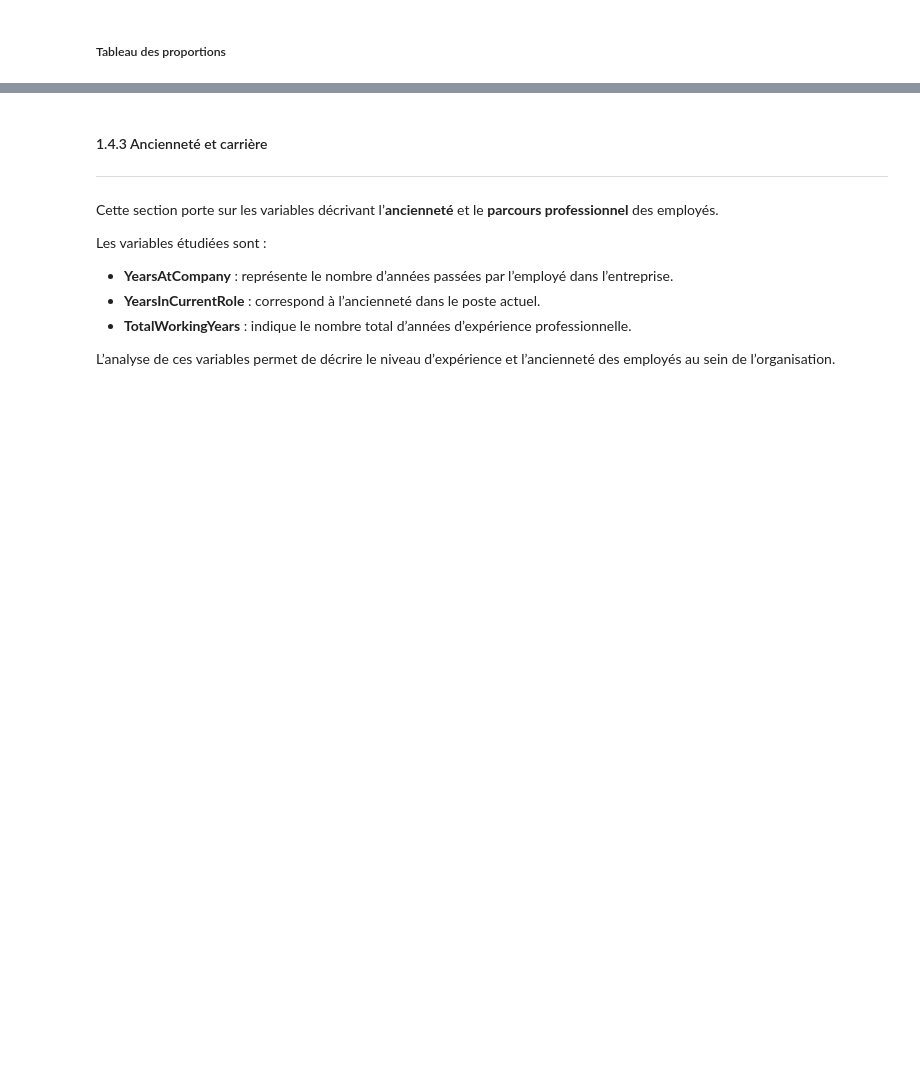
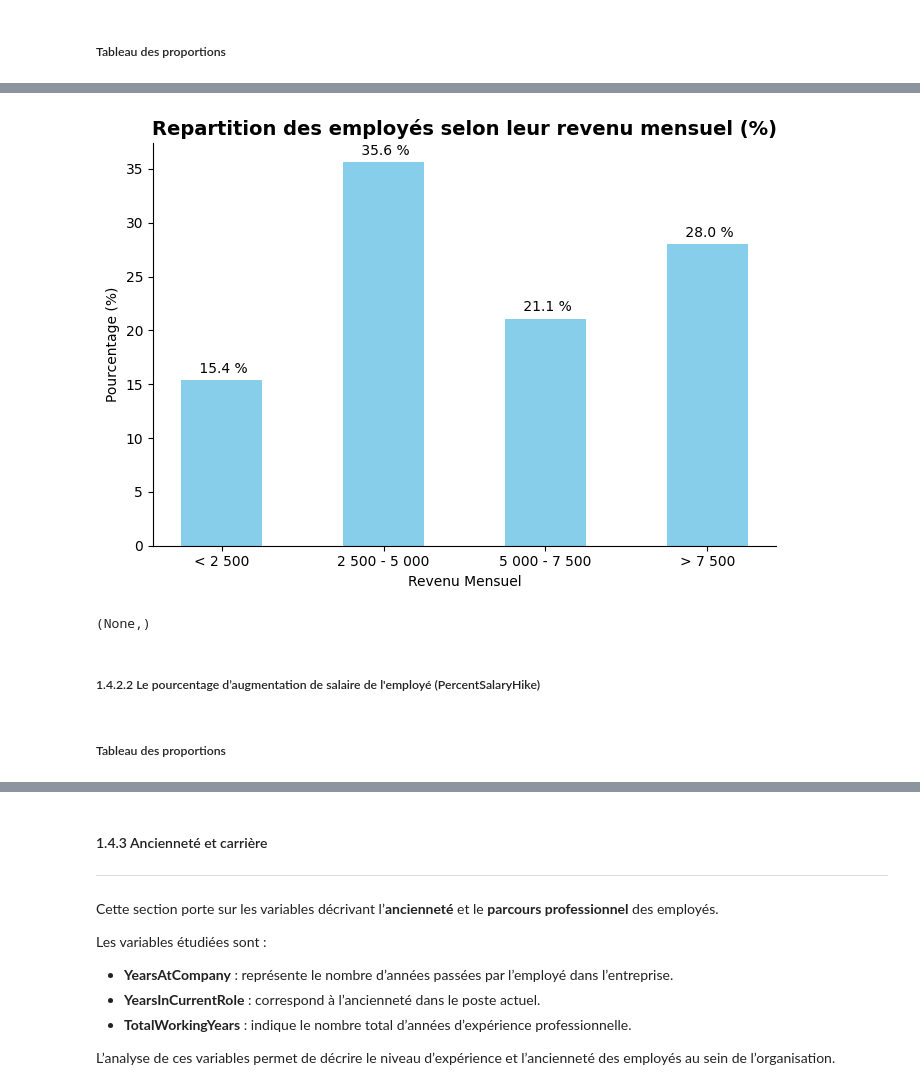
Before and after one commit to Kemuri15/employee-attrition-analysis, a Jupyter notebook: notebooks/04_axes_condition_travail.ipynb, the cells around one changed output, grey strips where cells are left out. Drawn from its saved outputs; the diff is of its cells as text; code cells hidden in the pictures; blank space fills up the shorter version.

Commit message:
feat : 04_axe_condition_travail 1.4.2 rémuneration add et done

```diff
--- a/notebooks/04_axes_condition_travail.ipynb
+++ b/notebooks/04_axes_condition_travail.ipynb
@@ -137,0 +152,8 @@ df_conditions_travail.head()
+# %%
+df_conditions_travail["Tranche_Salaire"]= pd.cut(
+        df_conditions_travail["MonthlyIncome"],
+        bins=[0, 2500, 5000, 7500, 20000],
+        labels=["< 2 500", "2 500 - 5 000", "5 000 - 7 500" , "> 7 500"],
+        ordered=True,
+        include_lowest=True)
+df_conditions_travail.head(2)
@@ -137,0 +193,9 @@ df_conditions_travail.head()
+# %%
+stockOptionLevel_name = {
+    0 : "Aucun",
+    1 : "Niveau 1",
+    2 : "Niveau 2",
+    3 : "Niveau 3"
+}
+df_conditions_travail["StockOptionLevel"] = df_conditions_travail["StockOptionLevel"].replace(stockOptionLevel_name)
+df_conditions_travail.head(3)
@@ -333,0 +405,3 @@ Ces variables sont analysées de manière descriptive afin de caractériser la d
+# %%
+MonthlyIncome_count = value_counts_percent(df_conditions_travail["Tranche_Salaire"])
+MonthlyIncome_count
@@ -333,0 +424,33 @@ Ces variables sont analysées de manière descriptive afin de caractériser la d
+# %%
+MonthlyIncome_count = MonthlyIncome_count.sort_values("Tranche_Salaire", ascending=True)
+
+fig, ax = plt.subplots(figsize=(7,5))
+
+ax.spines["top"].set_visible(False)
+ax.spines["right"].set_visible(False)
+
+# Données
+x = np.arange(len(MonthlyIncome_count.index))
+y = MonthlyIncome_count["Pourcentage"]
+
+# Barplot
+barhs = ax.bar(x, y, width=0.5, color="skyblue")
+
+# Pourcentage
+ax.bar_label(barhs, labels=[f"{v : .1F} %" for v in y], padding=3)
+
+# Axes et labels
+ax.set_xticks(x)
+ax.set_xticklabels(MonthlyIncome_count["Tranche_Salaire"])
+ax.set_xlabel("Revenu Mensuel")
+ax.set_ylabel("Pourcentage (%)")
+ax.set_title("Repartition des employés selon leur revenu mensuel (%)", fontsize=14, fontweight="bold")
+fig.tight_layout()
+plt.show(),
+# %% [output]
+[figure, added]
+(None,)
+# %% [markdown]
+##### 1.4.2.2 Le pourcentage d’augmentation de salaire de l'employé (PercentSalaryHike)
+# %% [markdown]
+##### Tableau des proportions
```
Also changed, not shown: parts of 24 cells of this notebook.
